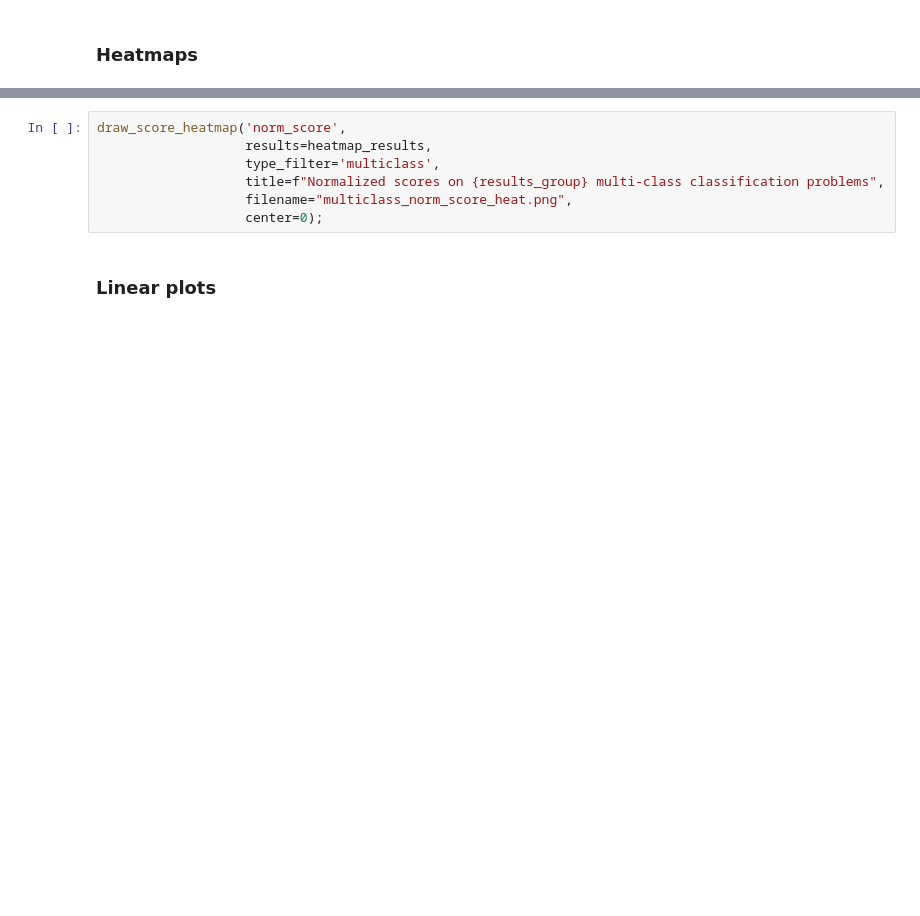
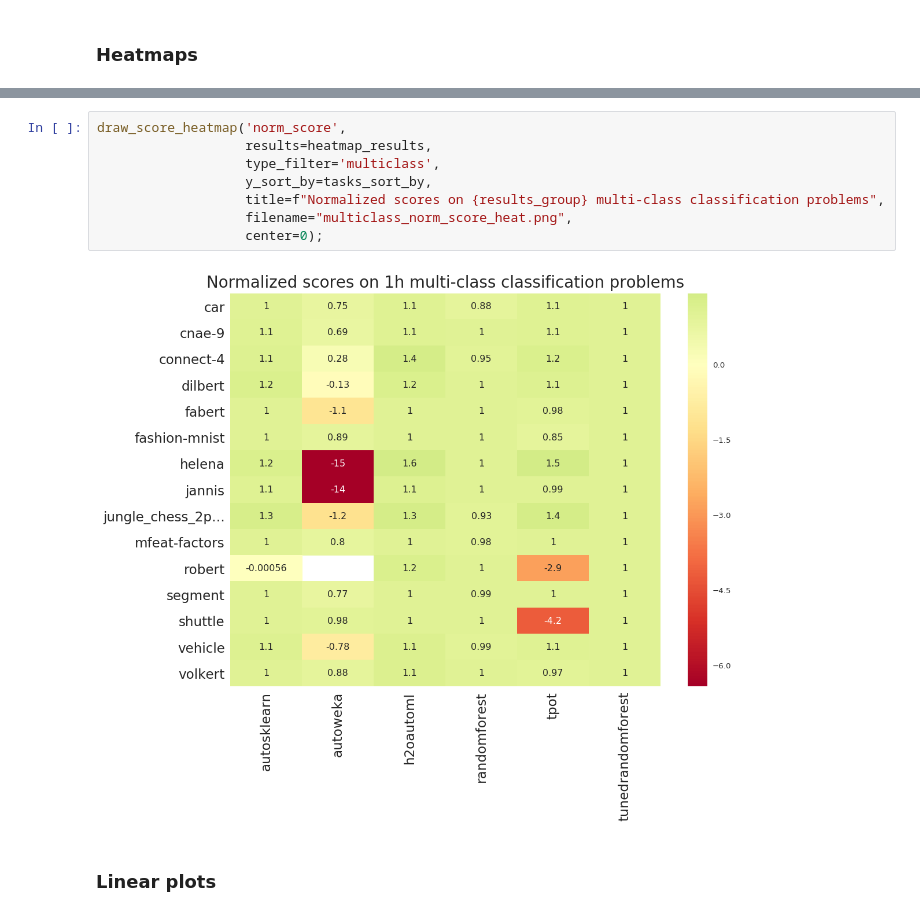
Before and after one commit to openml/automlbenchmark, a Jupyter notebook: reports/reports.ipynb, the cells around one changed output, grey strips where cells are left out. Cells and saved outputs as stored; diff of their text form; blank space fills up the shorter version.

```diff
--- a/reports/reports.ipynb
+++ b/reports/reports.ipynb
@@ -484,10 +814,13 @@ draw_score_heatmap('norm_score',
 # %%
 draw_score_heatmap('norm_score',
                    results=heatmap_results,
                    type_filter='multiclass',
+                   y_sort_by=tasks_sort_by,
                    title=f"Normalized scores on {results_group} multi-class classification problems",
                    filename="multiclass_norm_score_heat.png",
                    center=0);
+# %% [output]
+[figure, added]
 # %% [markdown]
 ### Linear plots
 # %%
```
Also changed, not shown: parts of 49 cells of this notebook.
